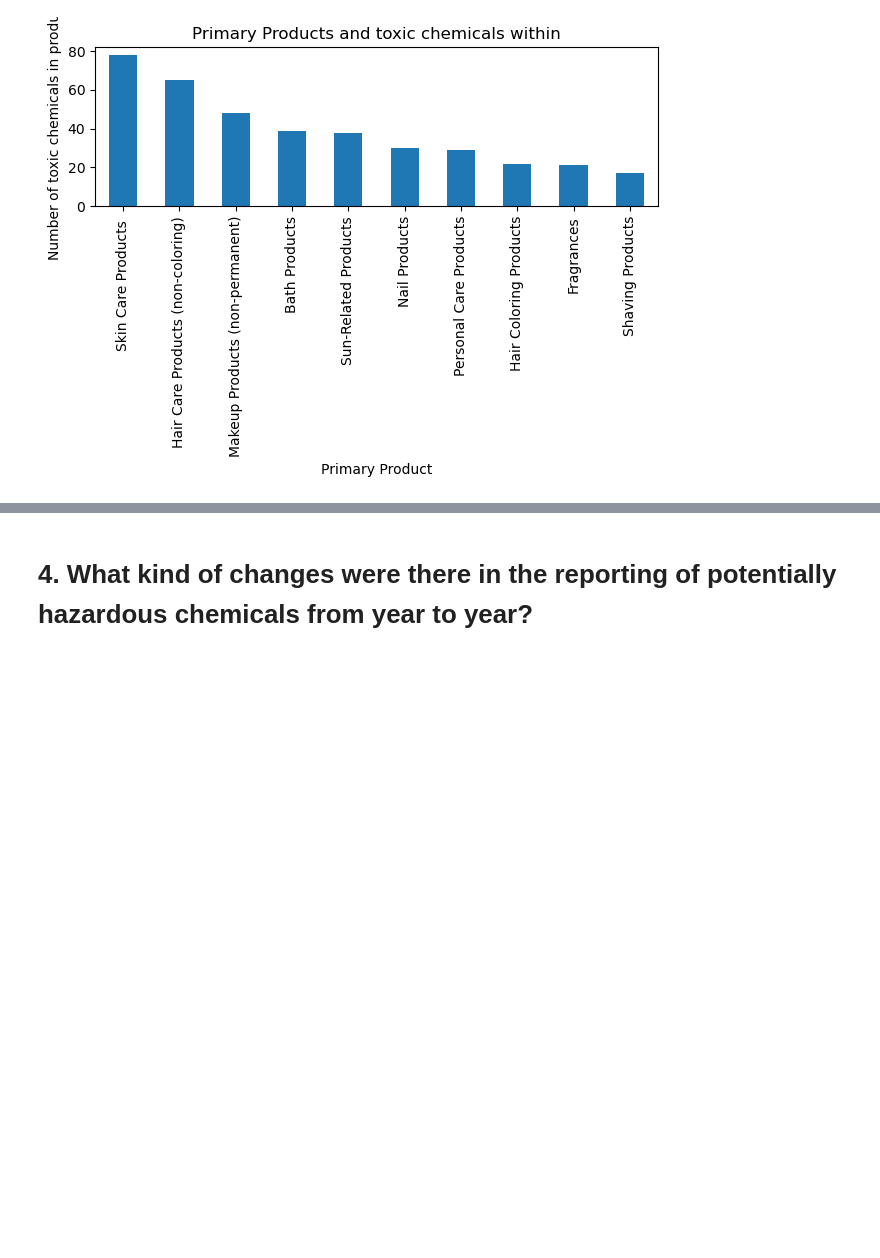
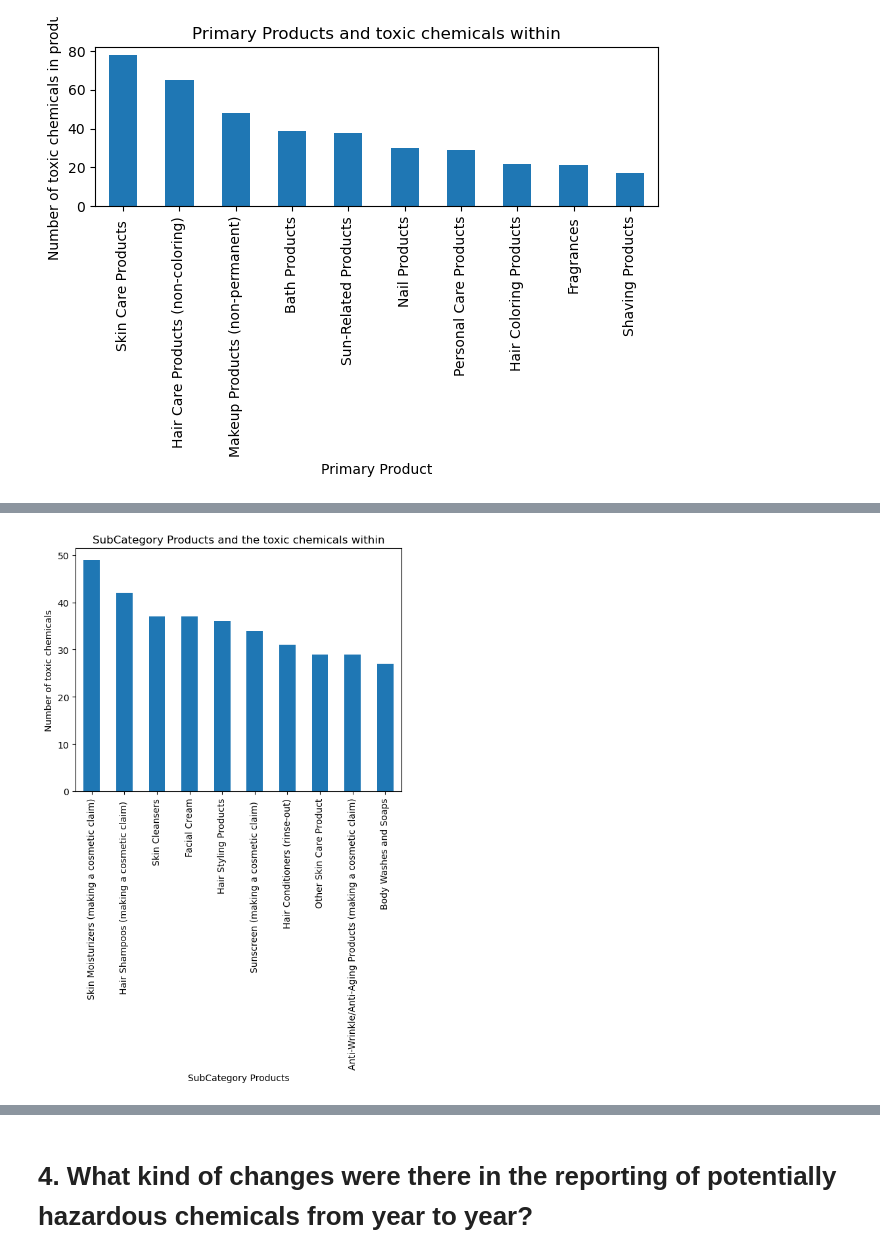
Before and after one commit to Nova8F/Project_1.0, a Jupyter notebook: Project1_Group1_FinalScript.ipynb, the cells around one changed output, grey strips where cells are left out. Cells and saved outputs as stored; diff of their text form; code cells hidden in the pictures; blank space fills up the shorter version.

```diff
--- a/Project1_Group1_FinalScript.ipynb
+++ b/Project1_Group1_FinalScript.ipynb
@@ -384,0 +393,7 @@ plt.show()
+# %%
+# Group data by categories
+#subcategories_df = cosmetics_cleaned_df[['SubCategory','ChemicalName']]
+#subcategories_df
+subcategories_df = cosmetics_cleaned_df.groupby('SubCategory')['ChemicalName'].nunique()
+sorted_subcategories_df = subcategories_df.sort_values(ascending=False)
+sorted_subcategories_df
@@ -384,0 +414,4 @@ plt.show()
+# %%
+# Put the top 10 subcategories in their own set
+top_10_subcategories = sorted_subcategories_df.head(10)
+top_10_subcategories
@@ -384,0 +431,9 @@ plt.show()
+# %%
+# Plotting the data
+top_10_subcategories.plot(kind='bar')
+plt.title('SubCategory Products and the toxic chemicals within')
+plt.xlabel('SubCategory Products')
+plt.ylabel("Number of toxic chemicals")
+plt.tight_layout()
+# %% [output]
+[figure, added]
```
Also changed, not shown: parts of 4 cells of this notebook.
